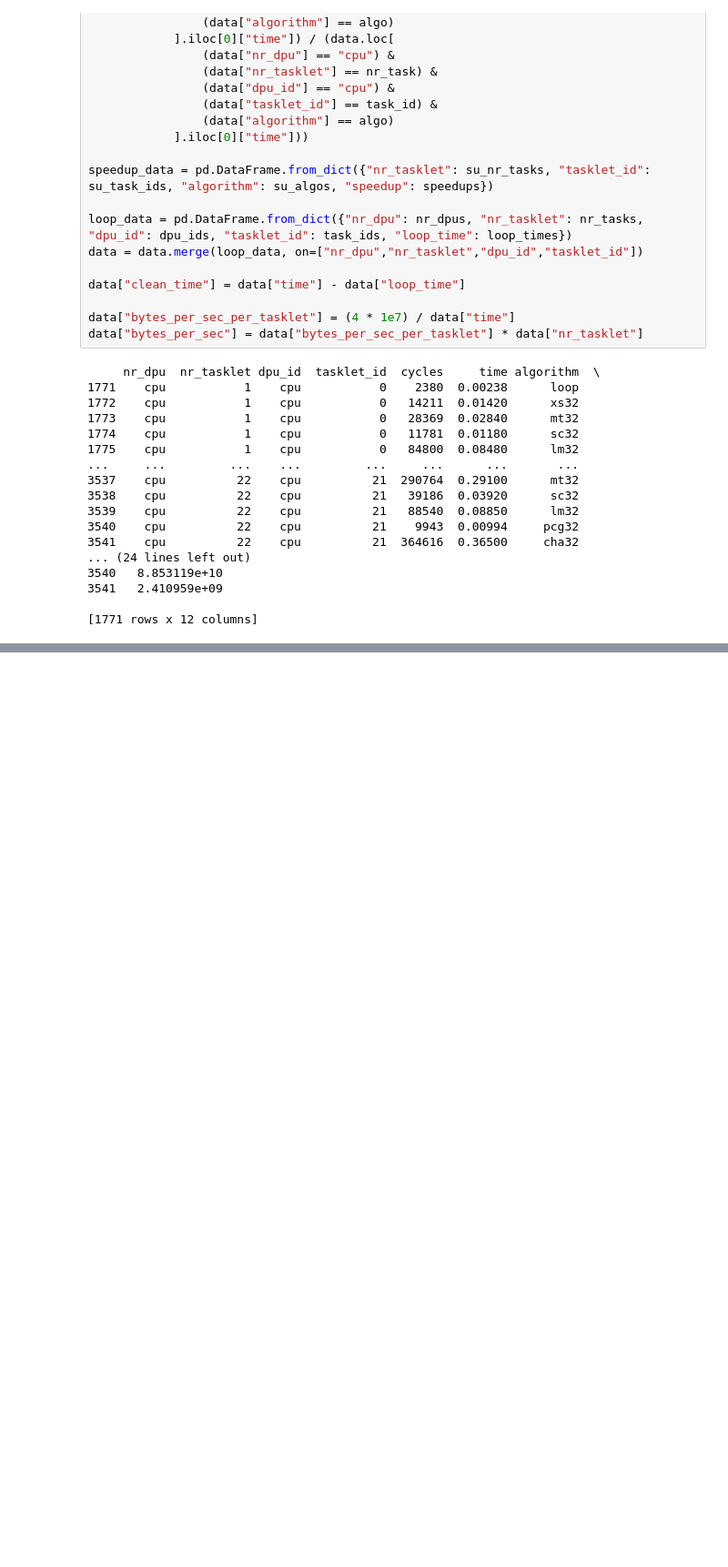
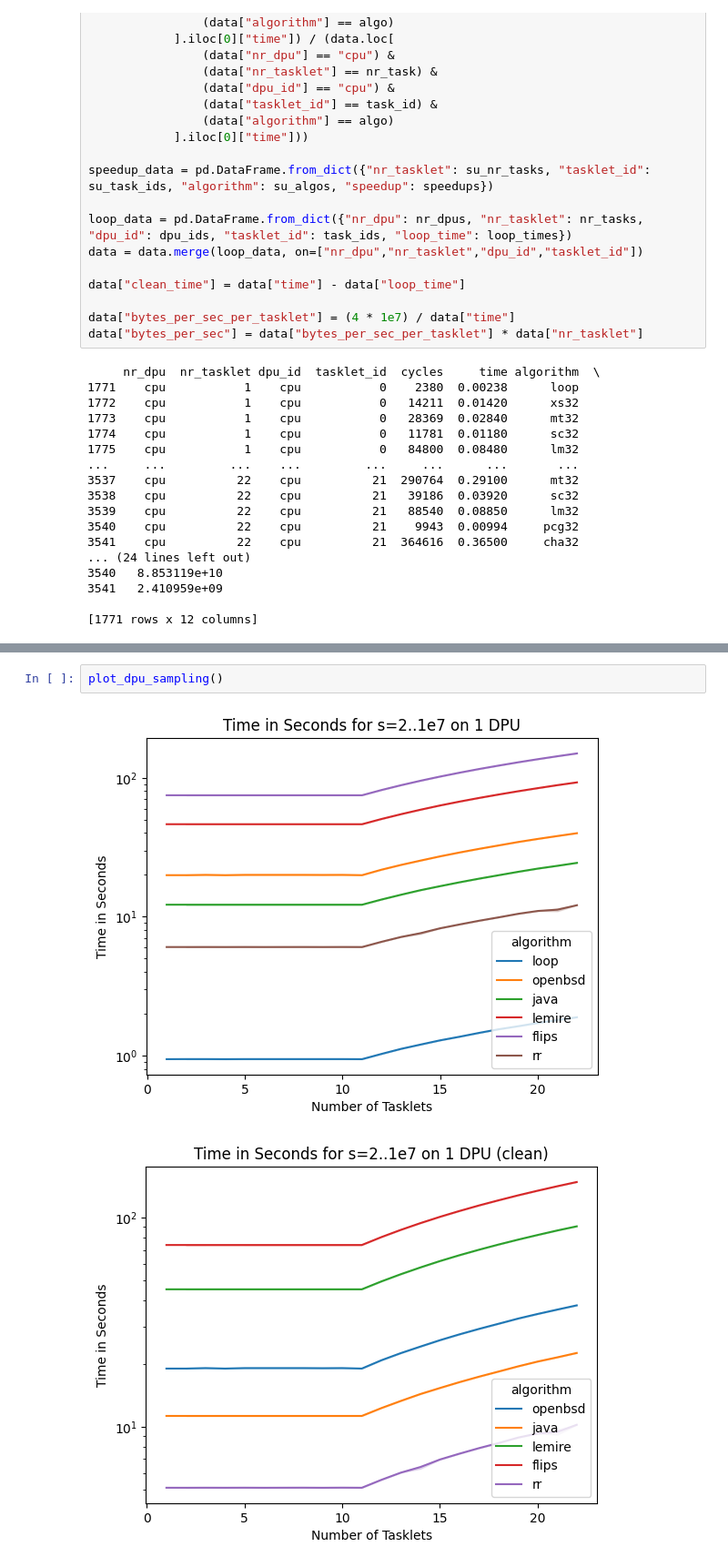
Before and after one commit to lukasgeis/upmem-rng, a Jupyter notebook: eval.ipynb, the cells around one changed output, grey strips where cells are left out. Shown at 91% size. Cells and saved outputs as stored; diff of their text form; blank space fills up the shorter version.

Commit message:
Sampling Results

```diff
--- a/eval.ipynb
+++ b/eval.ipynb
@@ -237,0 +434,5 @@ plot_speedup()
+# %%
+plot_dpu_sampling()
+# %% [output]
+[figure, added]
+[figure, added]
```
Also changed, not shown: parts of 12 cells of this notebook.
